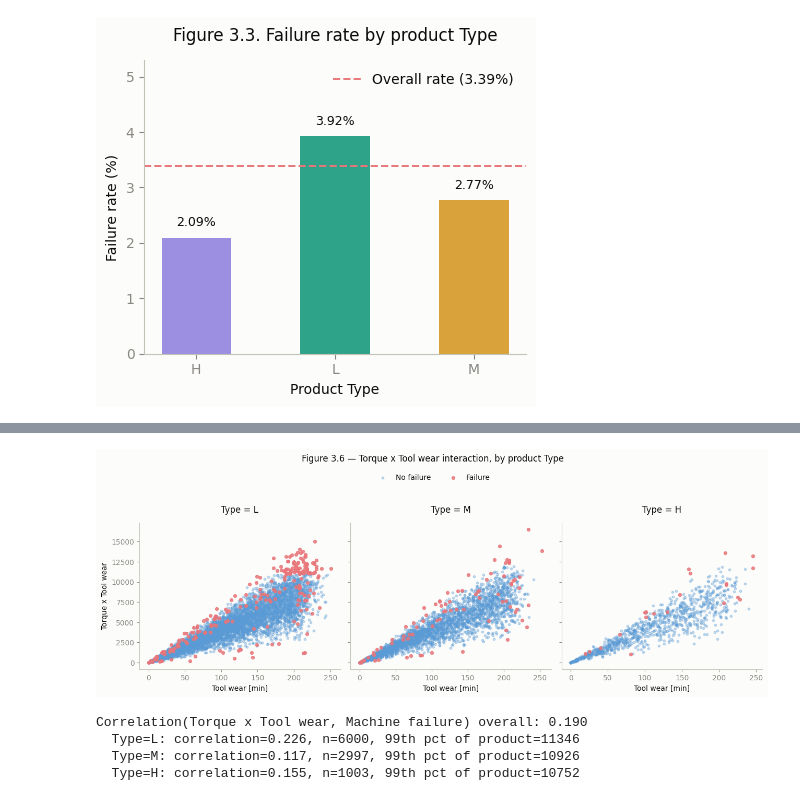
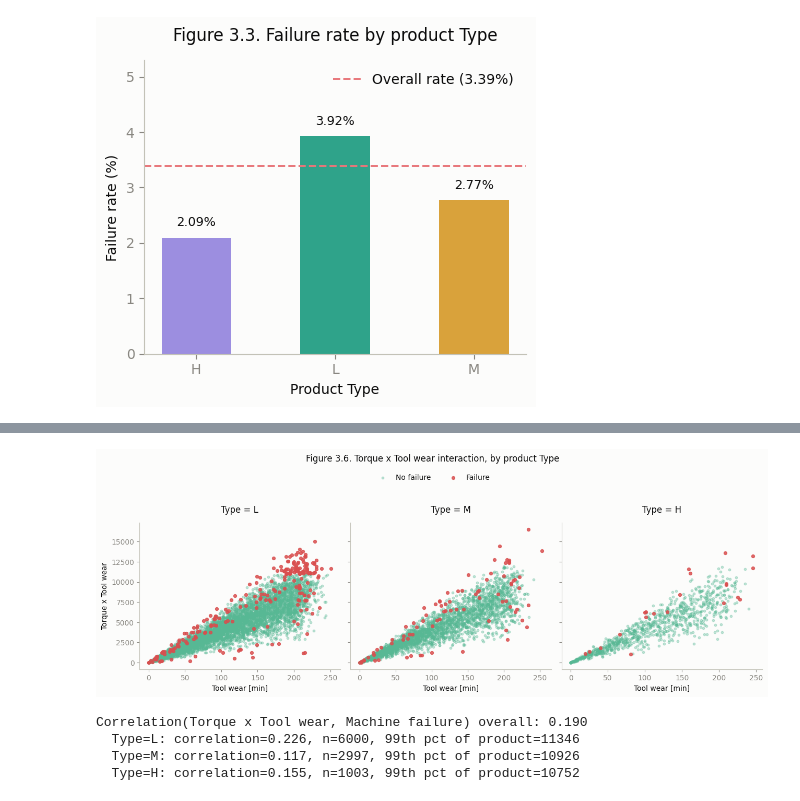
Before and after one commit to JoseAlberto88/Predictive-Maintenance-Dataset, a Jupyter notebook: Predictive_Maintenance_Dataset.ipynb, the cells around one changed output, grey strips where cells are left out. Saved outputs shown, nothing was run; the diff lists cells and outputs as text; code cells hidden in the pictures.

```diff
--- a/Predictive_Maintenance_Dataset.ipynb
+++ b/Predictive_Maintenance_Dataset.ipynb
@@ -554,7 +554,7 @@ Tool wear [min]                           0.000       -0.003            1.000
 temp_diff = df['Process temperature [K]'] - df['Air temperature [K]']
 
 fig, ax = plt.subplots(figsize=(5.5, 4.5))
-for cls, color, label in [(0, COLOR_NO_FAILURE, 'No failure'), (1, COLOR_FAILURE, 'Failure')]:
+for cls, color, label in [(0, COLOR_NO_FAILURE_STRONG, 'No failure'), (1, COLOR_FAILURE_STRONG, 'Failure')]:
     mask = df[target_col] == cls
     ax.scatter(df.loc[mask, 'Rotational speed [rpm]'], temp_diff[mask],
                s=10 if cls == 0 else 18, alpha=0.35 if cls == 0 else 0.85,
@@ -590,38 +590,38 @@ Failure rate outside risk zone: 2.26%
 Overall failure rate:           3.39%
 Lift (zone rate / overall rate): 22.81x
 # %%
-# Finding 3.6 (MULTI-variable) -- Torque x Tool wear interaction, by Type
+# Finding 3.6 (MULTI-variable) Torque x Tool wear interaction, by Type
 
 torque_wear_product = df['Torque [Nm]'] * df['Tool wear [min]']
 
 fig, axes = plt.subplots(1, 3, figsize=(13, 4.2), sharey=True)
 for ax, t in zip(axes, ['L', 'M', 'H']):
     mask_type = df['Type'] == t
-    for cls, color, label in [(0, COLOR_NO_FAILURE, 'No failure'), (1, COLOR_FAILURE, 'Failure')]:
+    for cls, color, label in [(0, COLOR_NO_FAILURE_STRONG, 'No failure'), (1, COLOR_FAILURE_STRONG, 'Failure')]:
         mask = mask_type & (df[target_col] == cls)
         ax.scatter(df.loc[mask, 'Tool wear [min]'], torque_wear_product[mask],
                    s=10 if cls == 0 else 18, alpha=0.35 if cls == 0 else 0.85,
                    color=color, label=label if t == 'L' else None)
     ax.set_title(f"Type = {t}")
     ax.set_xlabel("Tool wear [min]")
 axes[0].set_ylabel("Torque x Tool wear")
 fig.legend(loc='upper center', ncol=2, frameon=False, bbox_to_anchor=(0.5, 1.06))
 fig.suptitle("Figure 3.6. Torque x Tool wear interaction, by product Type", y=1.12)
 plt.tight_layout()
 plt.savefig("fig3_6_torque_wear_by_type.png", dpi=150, bbox_inches='tight')
 plt.show()
 
 # Correlation of the interaction term with the target, overall and by Type
 corr_overall = np.corrcoef(torque_wear_product, df[target_col])[0, 1]
 print(f"Correlation(Torque x Tool wear, Machine failure) overall: {corr_overall:.3f}")
 
 for t in ['L', 'M', 'H']:
     mask_type = df['Type'] == t
     c = np.corrcoef(torque_wear_product[mask_type], df.loc[mask_type, target_col])[0, 1]
     q99 = torque_wear_product[mask_type].quantile(0.99)
     print(f"  Type={t}: correlation={c:.3f}, n={mask_type.sum()}, 99th pct of product={q99:.0f}")
 # %% [output]
-[figure, old version]
+[figure, new version]
 Correlation(Torque x Tool wear, Machine failure) overall: 0.190
   Type=L: correlation=0.226, n=6000, 99th pct of product=11346
   Type=M: correlation=0.117, n=2997, 99th pct of product=10926
```
Also changed, not shown: parts of 2 cells of this notebook.
